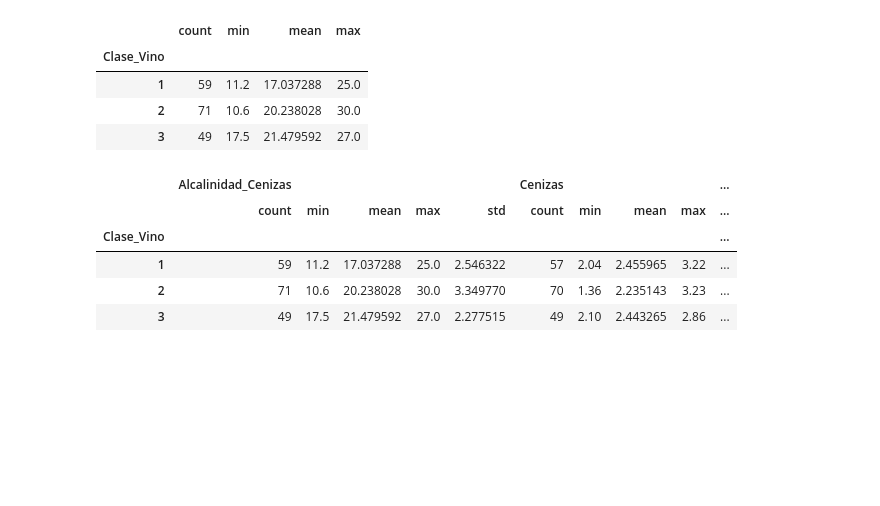
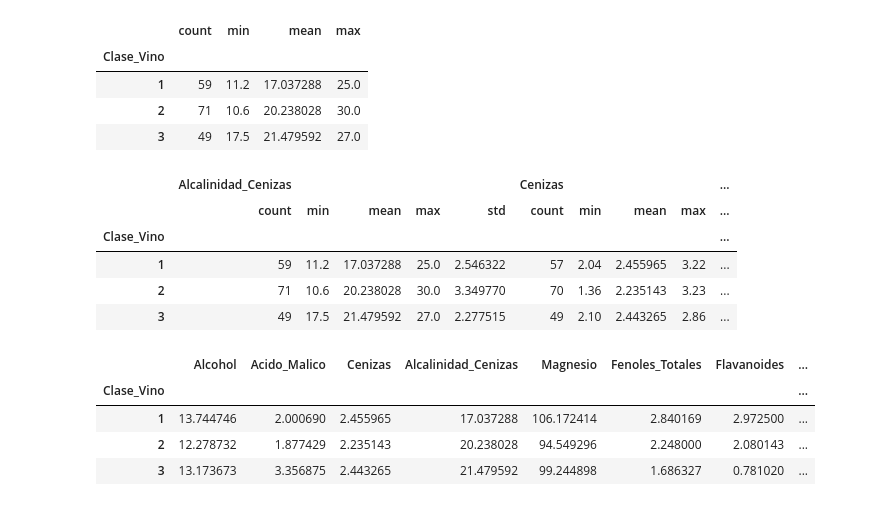
Before and after one commit to Juanesalamanca/TALLER-2, a Jupyter notebook: Taller2.ipynb, the cells around one changed output. Saved outputs shown, nothing was run; the diff lists cells and outputs as text; code cells hidden in the pictures; blank space fills up the shorter version.

```diff
--- a/Taller2.ipynb
+++ b/Taller2.ipynb
@@ -201,3 +201,11 @@ df.groupby("Clase_Vino")[["Alcalinidad_Cenizas","Cenizas"]].agg(["count","min","
 | 1 | 59 | 11.2 | 17.037288 | 25.0 | 2.546322 | 57 | 2.04 | 2.455965 | 3.22 | ... |
 | 2 | 71 | 10.6 | 20.238028 | 30.0 | 3.349770 | 70 | 1.36 | 2.235143 | 3.23 | ... |
 | 3 | 49 | 17.5 | 21.479592 | 27.0 | 2.277515 | 49 | 2.10 | 2.443265 | 2.86 | ... |
+# %%
+df.loc[:,"Clase_Vino":"Prolina"].groupby("Clase_Vino").mean()
+# %% [output]
+|  | Alcohol | Acido_Malico | Cenizas | Alcalinidad_Cenizas | Magnesio | Fenoles_Totales | Flavanoides | ... |
+| Clase_Vino |  |  |  |  |  |  |  | ... |
+| 1 | 13.744746 | 2.000690 | 2.455965 | 17.037288 | 106.172414 | 2.840169 | 2.972500 | ... |
+| 2 | 12.278732 | 1.877429 | 2.235143 | 20.238028 | 94.549296 | 2.248000 | 2.080143 | ... |
+| 3 | 13.173673 | 3.356875 | 2.443265 | 21.479592 | 99.244898 | 1.686327 | 0.781020 | ... |
```
Also changed, not shown: parts of 1 cell of this notebook.
